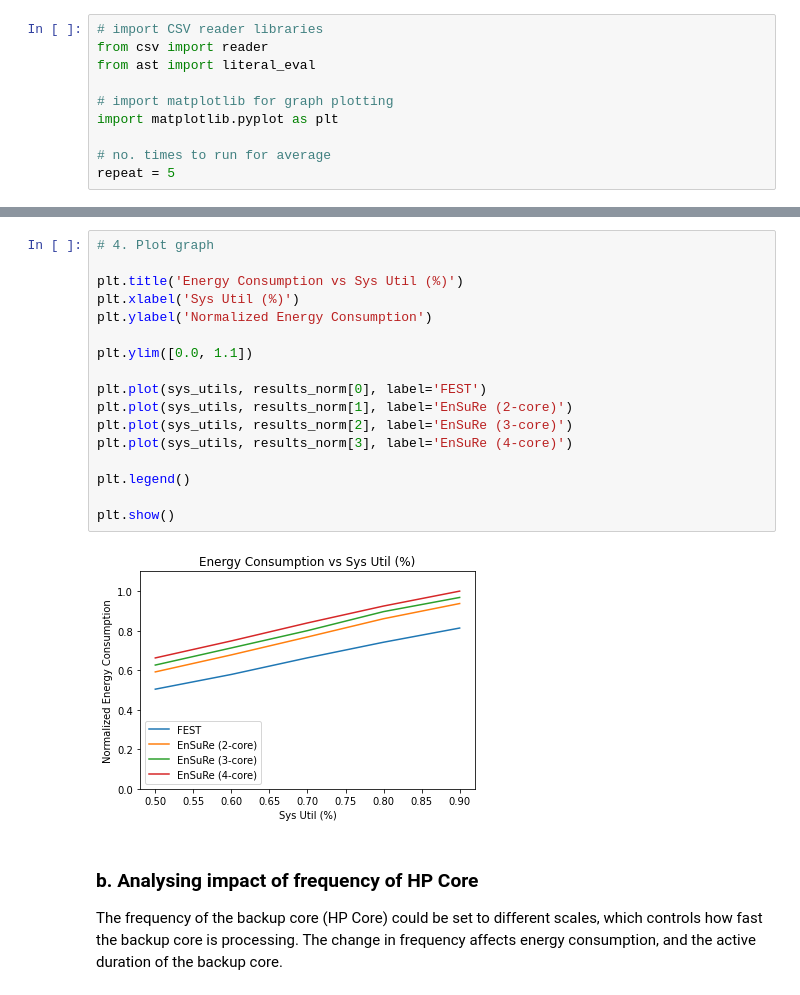
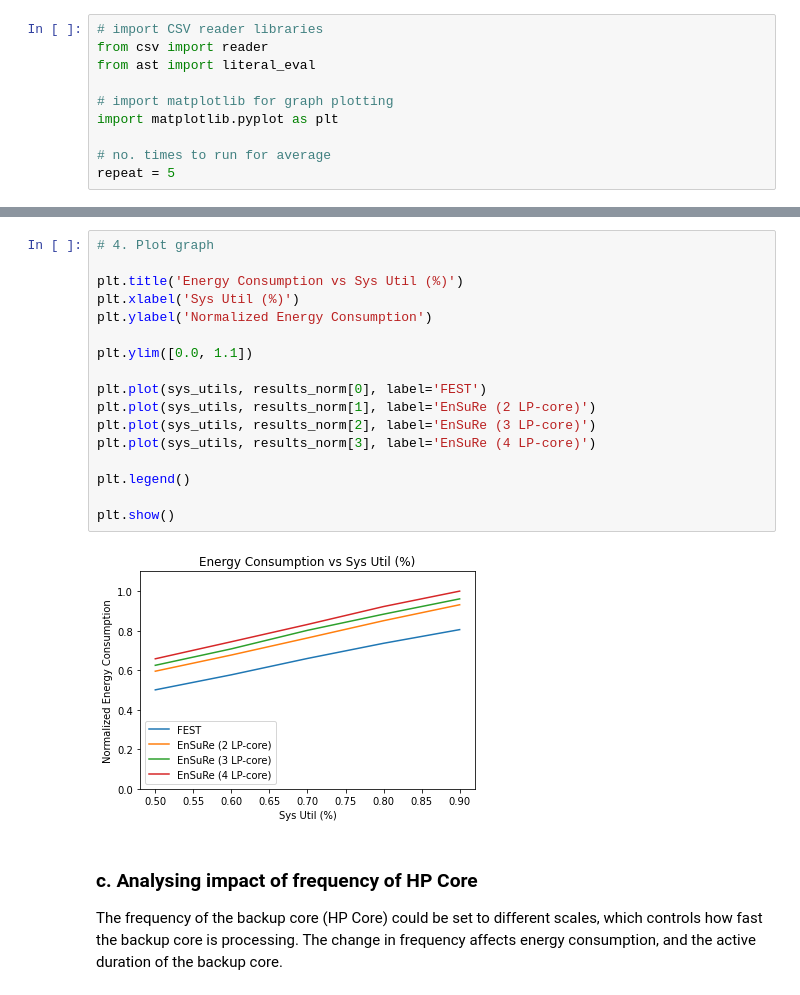
Before and after one commit to amin-kian/FT-RT-Scheduling-with-RL, a Jupyter notebook: FEST and EnSuRe Simulation.ipynb, the cells around one changed output, grey strips where cells are left out. Saved outputs shown, nothing was run; the diff lists cells and outputs as text.

```diff
--- a/FEST and EnSuRe Simulation.ipynb
+++ b/FEST and EnSuRe Simulation.ipynb
@@ -139,24 +237,24 @@ print(results_norm)
 # %%
 # 4. Plot graph
 
 plt.title('Energy Consumption vs Sys Util (%)')
 plt.xlabel('Sys Util (%)')
 plt.ylabel('Normalized Energy Consumption')
 
 plt.ylim([0.0, 1.1])
 
 plt.plot(sys_utils, results_norm[0], label='FEST')
-plt.plot(sys_utils, results_norm[1], label='EnSuRe (2-core)')
-plt.plot(sys_utils, results_norm[2], label='EnSuRe (3-core)')
-plt.plot(sys_utils, results_norm[3], label='EnSuRe (4-core)')
+plt.plot(sys_utils, results_norm[1], label='EnSuRe (2 LP-core)')
+plt.plot(sys_utils, results_norm[2], label='EnSuRe (3 LP-core)')
+plt.plot(sys_utils, results_norm[3], label='EnSuRe (4 LP-core)')
 
 plt.legend()
 
 plt.show()
 # %% [output]
-[figure, old version]
+[figure, new version]
 # %% [markdown]
-### b. Analysing impact of frequency of HP Core
+### c. Analysing impact of frequency of HP Core
 
 The frequency of the backup core (HP Core) could be set to different scales, which controls how fast the backup core is processing.
 The change in frequency affects energy consumption, and the active duration of the backup core.
```
Also changed, not shown: parts of 18 cells of this notebook.
